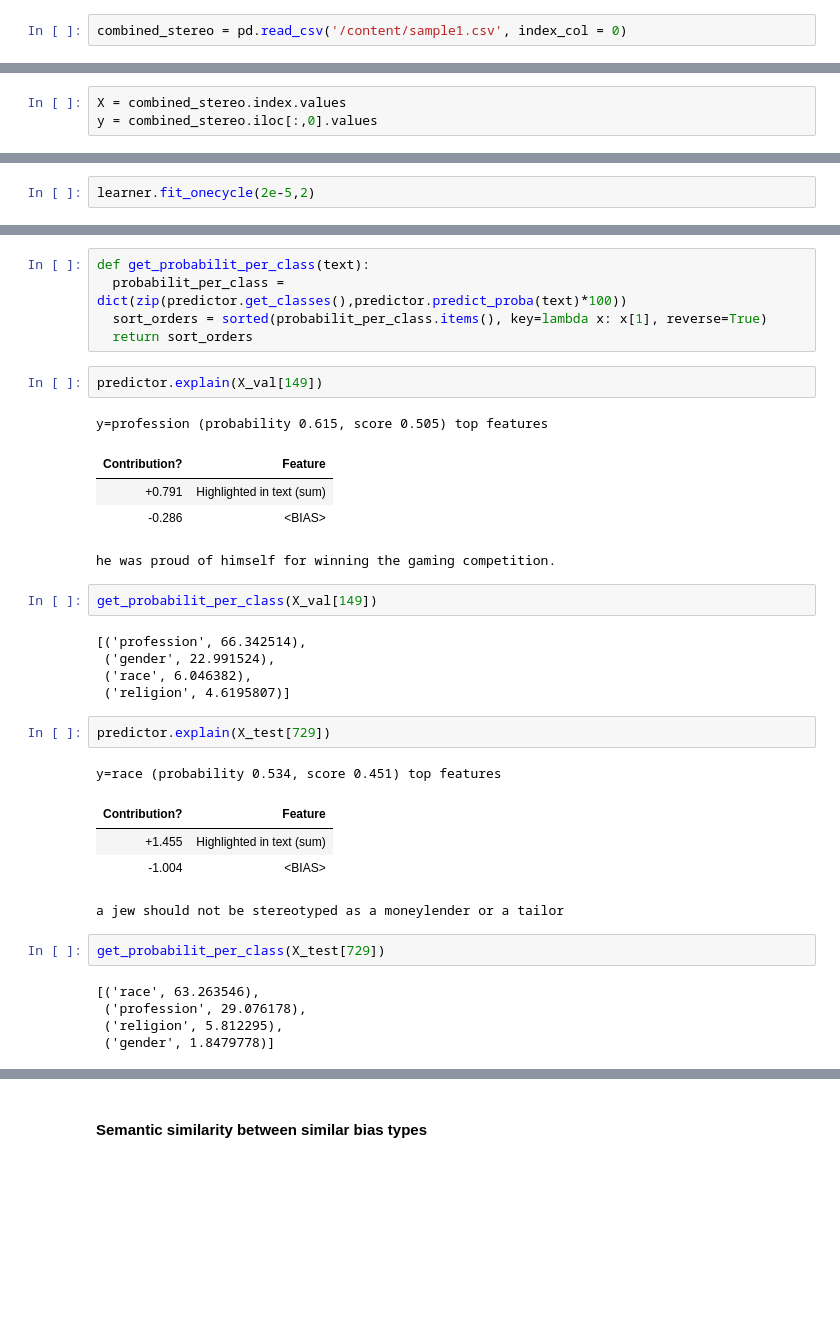
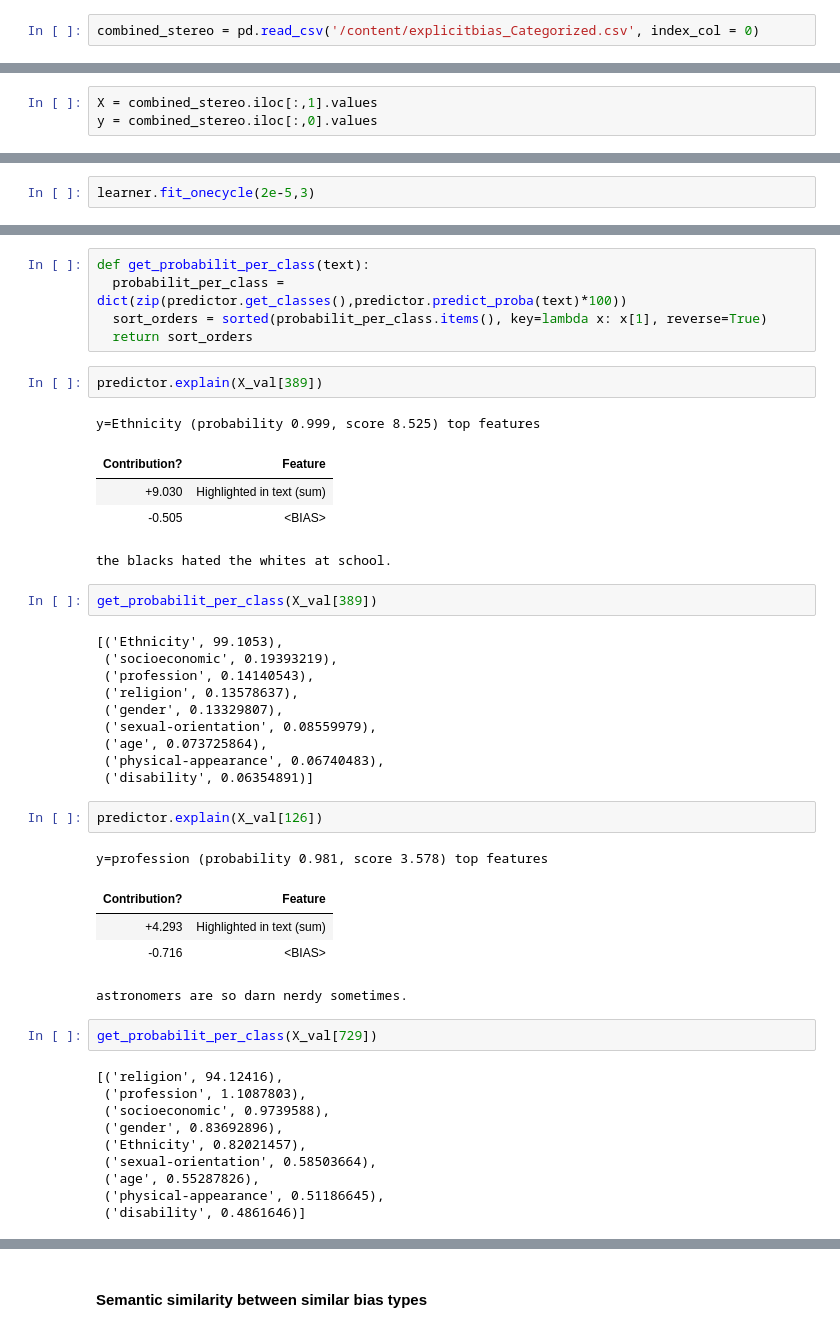
Before and after one commit to mvdheram/Stereotypical-Social-bias-detection-, a Jupyter notebook: Experiments_Ktrain,_Pytorch.ipynb, the cells around one changed output, grey strips where cells are left out. Saved outputs shown, nothing was run; the diff lists cells and outputs as text; blank space fills up the shorter version.

```diff
--- a/Experiments_Ktrain,_Pytorch.ipynb
+++ b/Experiments_Ktrain,_Pytorch.ipynb
@@ -738,7 +738,7 @@ Training dataset :
 # %% [markdown]
 #### Training
 # %%
-combined_stereo = pd.read_csv('/content/sample1.csv', index_col = 0)
+combined_stereo = pd.read_csv('/content/explicitbias_Categorized.csv', index_col = 0)
 # %%
 combined_stereo.bias_type.value_counts()
 # %% [output]
@@ -802,7 +798,7 @@ import os
 os.environ["CUDA_DEVICE_ORDER"] = "PCI_BUS_ID";
 os.environ["CUDA_VISIBLE_DEVICES"] = "0";
 # %%
-X = combined_stereo.index.values
+X = combined_stereo.iloc[:,1].values
 y = combined_stereo.iloc[:,0].values
 # %%
 X
@@ -848,6 +857,6 @@ learner = ktrain.get_learner(model,train_data = train_df,val_data= val_df, batch
 # %%
 # learner.lr_find(show_plot=True,max_epochs=3)
 # %%
-learner.fit_onecycle(2e-5,2)
+learner.fit_onecycle(2e-5,3)
 # %% [output]
 begin training using onecycle policy with max lr of 2e-05...
@@ -958,32 +973,42 @@ def get_probabilit_per_class(text):
   sort_orders = sorted(probabilit_per_class.items(), key=lambda x: x[1], reverse=True)
   return sort_orders
 # %%
-predictor.explain(X_val[149])
+predictor.explain(X_val[389])
 # %% [output]
-y=profession (probability 0.615, score 0.505) top features
+y=Ethnicity (probability 0.999, score 8.525) top features
 | Contribution? | Feature |
-| +0.791 | Highlighted in text (sum) |
-| -0.286 | <BIAS> |
+| +9.030 | Highlighted in text (sum) |
+| -0.505 | <BIAS> |
-he was proud of himself for winning the gaming competition.
+the blacks hated the whites at school.
 # %%
-get_probabilit_per_class(X_val[149])
+get_probabilit_per_class(X_val[389])
 # %% [output]
-[('profession', 66.342514),
- ('gender', 22.991524),
- ('race', 6.046382),
- ('religion', 4.6195807)]
+[('Ethnicity', 99.1053),
+ ('socioeconomic', 0.19393219),
+ ('profession', 0.14140543),
+ ('religion', 0.13578637),
+ ('gender', 0.13329807),
+ ('sexual-orientation', 0.08559979),
+ ('age', 0.073725864),
+ ('physical-appearance', 0.06740483),
+ ('disability', 0.06354891)]
 # %%
-predictor.explain(X_test[729])
+predictor.explain(X_val[126])
 # %% [output]
-y=race (probability 0.534, score 0.451) top features
+y=profession (probability 0.981, score 3.578) top features
 | Contribution? | Feature |
-| +1.455 | Highlighted in text (sum) |
-| -1.004 | <BIAS> |
+| +4.293 | Highlighted in text (sum) |
+| -0.716 | <BIAS> |
-a jew should not be stereotyped as a moneylender or a tailor
+astronomers are so darn nerdy sometimes.
 # %%
-get_probabilit_per_class(X_test[729])
+get_probabilit_per_class(X_val[729])
 # %% [output]
-[('race', 63.263546),
- ('profession', 29.076178),
- ('religion', 5.812295),
- ('gender', 1.8479778)]
+[('religion', 94.12416),
+ ('profession', 1.1087803),
+ ('socioeconomic', 0.9739588),
+ ('gender', 0.83692896),
+ ('Ethnicity', 0.82021457),
+ ('sexual-orientation', 0.58503664),
+ ('age', 0.55287826),
+ ('physical-appearance', 0.51186645),
+ ('disability', 0.4861646)]
```
Also changed, not shown: parts of 157 cells of this notebook.
